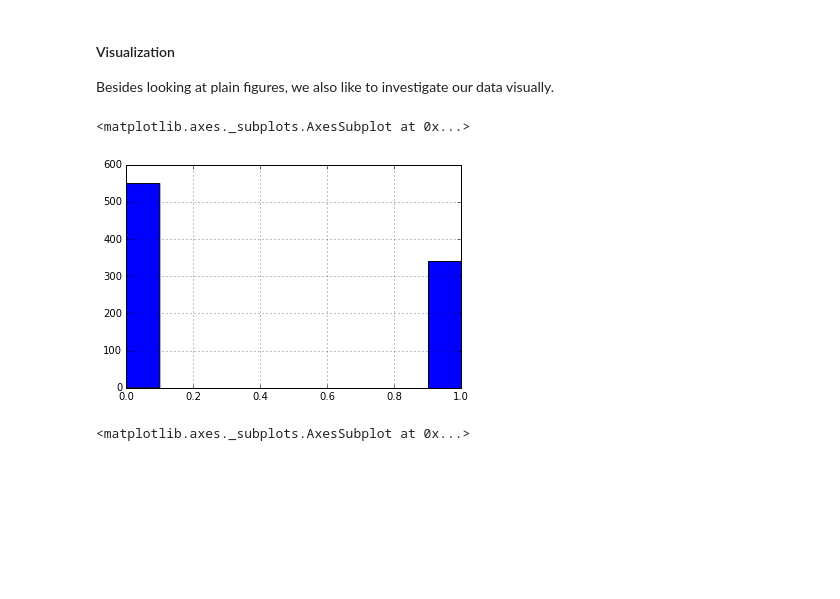
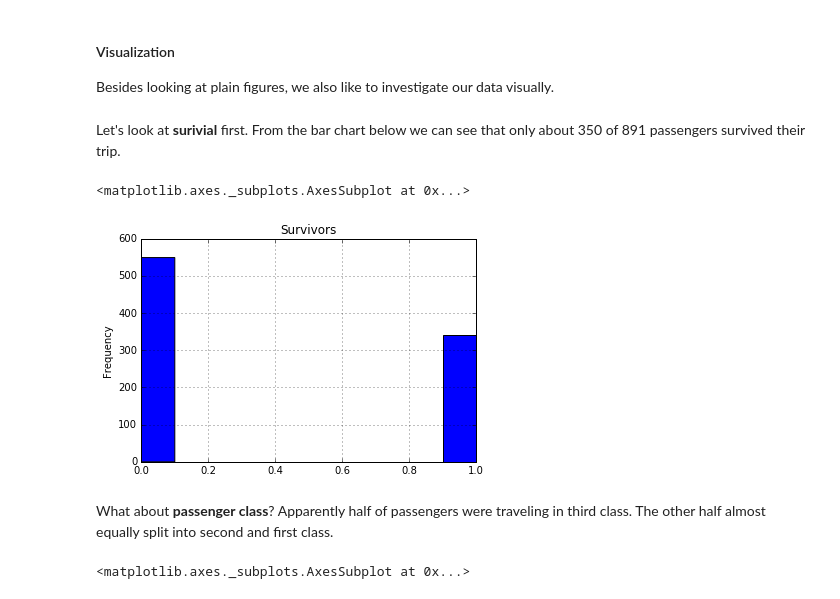
Before and after one commit to slangenbach/udacity-da-nanodegree, a Jupyter notebook: p2/P2_Analysis_and_Report.ipynb, the cells around one changed output. Saved outputs shown, nothing was run; the diff lists cells and outputs as text; code cells hidden in the pictures; blank space fills up the shorter version.

```diff
--- a/p2/P2_Analysis_and_Report.ipynb
+++ b/p2/P2_Analysis_and_Report.ipynb
@@ -118,12 +125,16 @@ def titanic_max(variable):
 # %% [markdown]
 #### Visualization
 Besides looking at plain figures, we also like to investigate our data visually.
+# %% [markdown]
+Let's look at **surivial** first. From the bar chart below we can see that only about 350 of 891 passengers survived their trip.
 # %%
-# plot survival data
-titanic["Survived"].hist()
+# plot survival data (to be standardized)
+titanic["Survived"].plot(kind="hist", title="Survivors", grid=True)
 # %% [output]
 <matplotlib.axes._subplots.AxesSubplot at 0x...>
-[figure, old version]
+[figure, new version]
+# %% [markdown]
+What about **passenger class**? Apparently half of passengers were traveling in  third class. The other half almost equally split into second and first class.
 # %%
 # plot passenger class data
 titanic["Pclass"].hist()
```
Also changed, not shown: parts of 20 cells of this notebook.
